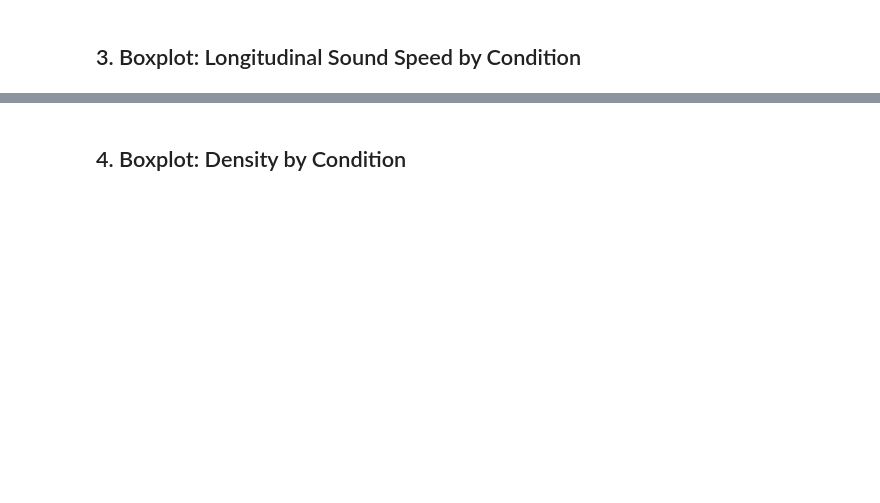
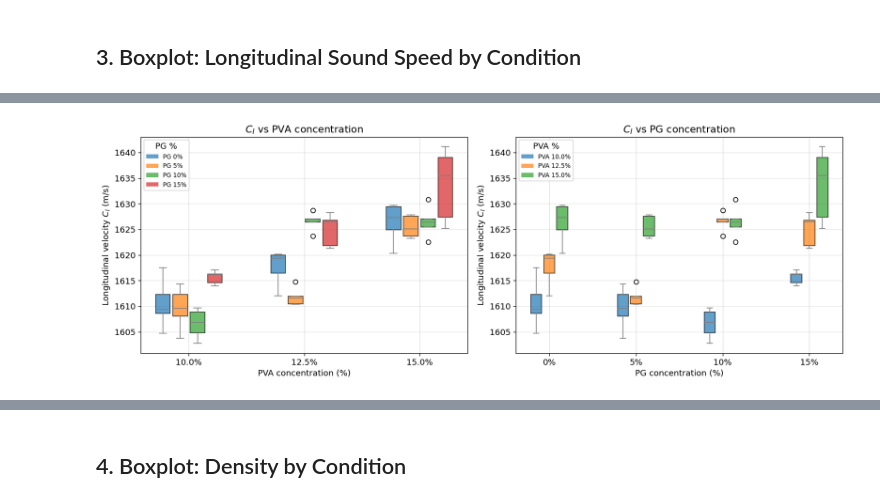
Before and after one commit to Alberto-Rodriguez-Martinez/ECOS, a Jupyter notebook: analysis/analyze_catalog.ipynb, the cells around one changed output, grey strips where cells are left out. Saved outputs shown, nothing was run; the diff lists cells and outputs as text; code cells hidden in the pictures; blank space fills up the shorter version.

```diff
--- a/analysis/analyze_catalog.ipynb
+++ b/analysis/analyze_catalog.ipynb
@@ -81,0 +250,66 @@ plt.show()
+# %%
+# --- Grouped boxplots: Cl vs PVA (by PG) and Cl vs PG (by PVA) ---
+fig, (ax1, ax2) = plt.subplots(1, 2, figsize=(14, 5))
+
+cmap = plt.cm.tab10
+
+# --- Left: Cl vs PVA%, grouped by PG% ---
+pva_levels = sorted(df["pva_real"].dropna().unique())
+pg_levels = sorted(df["pg_pct"].dropna().unique())
+n_pg = len(pg_levels)
+width = 0.15
+offsets = np.linspace(-(n_pg-1)/2 * width, (n_pg-1)/2 * width, n_pg)
+
+for i, pg in enumerate(pg_levels):
+    data = [df[(df["pva_real"] == pva) & (df["pg_pct"] == pg)]["US_Cl"].dropna().values
+            for pva in pva_levels]
+    positions = np.array(range(len(pva_levels))) + offsets[i]
+    bp = ax1.boxplot(data, positions=positions, widths=width * 0.85,
+                     patch_artist=True, manage_ticks=False)
+    for patch in bp["boxes"]:
+        patch.set_facecolor(cmap(i))
+        patch.set_alpha(0.7)
+    for element in ["whiskers", "caps", "medians"]:
+        for line in bp[element]:
+            line.set_color("grey")
+
+ax1.set_xticks(range(len(pva_levels)))
+ax1.set_xticklabels([f'{v}%' for v in pva_levels])
+ax1.set_xlabel('PVA concentration (%)')
+ax1.set_ylabel('Longitudinal velocity $C_l$ (m/s)')
+ax1.set_title('$C_l$ vs PVA concentration')
+ax1.legend([plt.Rectangle((0,0),1,1, fc=cmap(i), alpha=0.7) for i in range(n_pg)],
+           [f'PG {int(pg)}%' for pg in pg_levels], title='PG %', fontsize=8)
+ax1.grid(True, alpha=0.3, axis='y')
+
+# --- Right: Cl vs PG%, grouped by PVA% ---
+n_pva = len(pva_levels)
+offsets2 = np.linspace(-(n_pva-1)/2 * width, (n_pva-1)/2 * width, n_pva)
+
+for i, pva in enumerate(pva_levels):
+    data = [df[(df["pg_pct"] == pg) & (df["pva_real"] == pva)]["US_Cl"].dropna().values
+            for pg in pg_levels]
+    positions = np.array(range(len(pg_levels))) + offsets2[i]
+    bp = ax2.boxplot(data, positions=positions, widths=width * 0.85,
+                     patch_artist=True, manage_ticks=False)
+    for patch in bp["boxes"]:
+        patch.set_facecolor(cmap(i))
+        patch.set_alpha(0.7)
+    for element in ["whiskers", "caps", "medians"]:
+        for line in bp[element]:
+            line.set_color("grey")
+
+ax2.set_xticks(range(len(pg_levels)))
+ax2.set_xticklabels([f'{int(v)}%' for v in pg_levels])
+ax2.set_xlabel('PG concentration (%)')
+ax2.set_ylabel('Longitudinal velocity $C_l$ (m/s)')
+ax2.set_title('$C_l$ vs PG concentration')
+ax2.legend([plt.Rectangle((0,0),1,1, fc=cmap(i), alpha=0.7) for i in range(n_pva)],
+           [f'PVA {v}%' for v in pva_levels], title='PVA %', fontsize=8)
+ax2.grid(True, alpha=0.3, axis='y')
+
+fig.tight_layout()
+plt.savefig(fig_dir / 'boxplot_Cl_grouped.png', dpi=150, bbox_inches='tight')
+plt.show()
+# %% [output]
+[figure, added]
```
Also changed, not shown: parts of 12 cells of this notebook, 7 other files.
